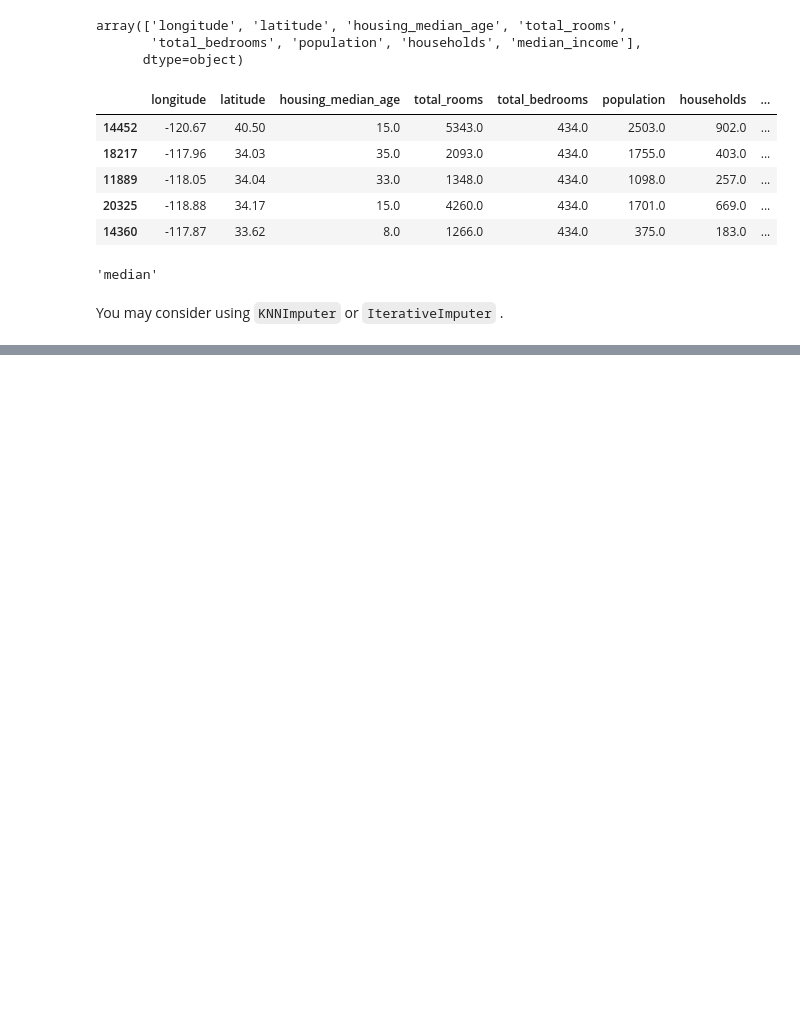
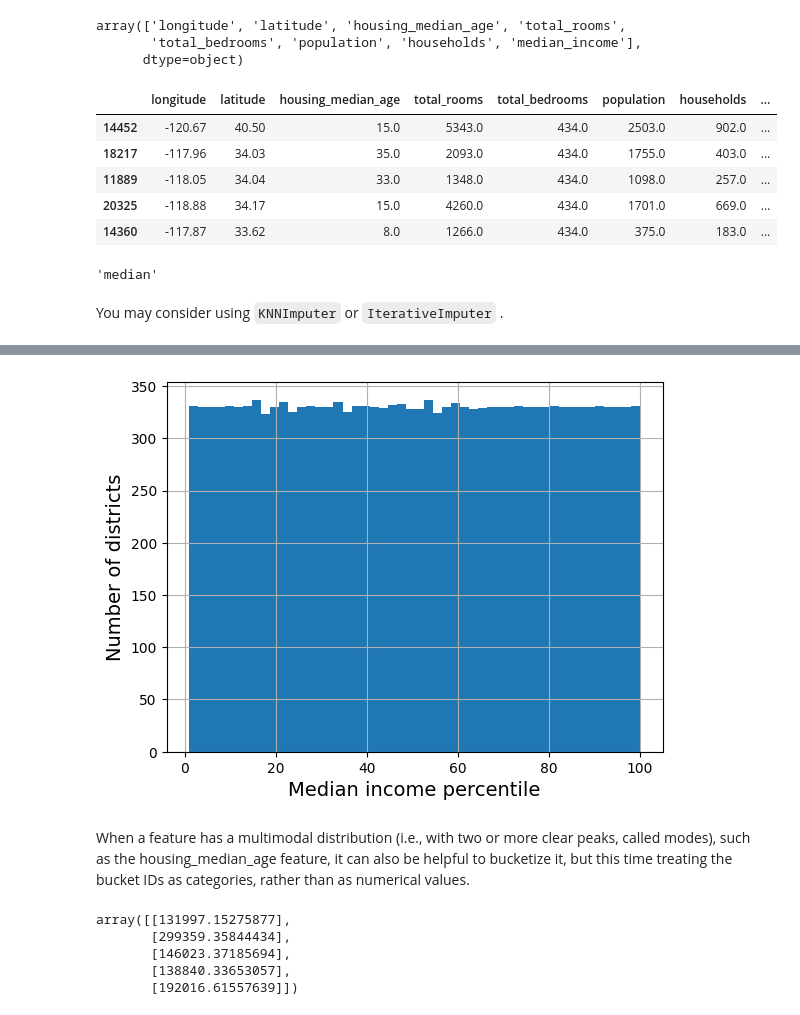
Before and after one commit to mcgmed/Housing, a Jupyter notebook: notebook/housing.ipynb, the cells around one changed output, grey strips where cells are left out. Cells and saved outputs as stored; diff of their text form; code cells hidden in the pictures; blank space fills up the shorter version.

```diff
--- a/notebook/housing.ipynb
+++ b/notebook/housing.ipynb
@@ -414,0 +663,33 @@ You may consider using `KNNImputer` or `IterativeImputer` .
+# %%
+percentiles = [np.percentile(housing["median_income"], p)
+               for p in range(1, 100)]
+flattened_median_income = pd.cut(housing["median_income"],
+                                 bins=[-np.inf] + percentiles + [np.inf],
+                                 labels=range(1, 100 + 1))
+flattened_median_income.hist(bins=50)
+plt.xlabel("Median income percentile")
+plt.ylabel("Number of districts")
+plt.show()
+# %% [output]
+[figure, added]
+# %% [markdown]
+When a feature has a multimodal distribution (i.e., with two or more clear peaks, called modes), such as the housing_median_age feature, it can also be helpful to bucketize it, but this time treating the bucket IDs as categories, rather than as numerical values.
+# %%
+from sklearn.linear_model import LinearRegression
+
+target_scaler = StandardScaler()
+scaled_labels = target_scaler.fit_transform(housing_labels.to_frame())
+
+model = LinearRegression()
+model.fit(housing[["median_income"]], scaled_labels)
+some_new_data = housing[["median_income"]].iloc[:5]  # pretend this is new data
+
+scaled_predictions = model.predict(some_new_data)
+predictions = target_scaler.inverse_transform(scaled_predictions)
+predictions
+# %% [output]
+array([[131997.15275877],
+       [299359.35844434],
+       [146023.37185694],
+       [138840.33653057],
+       [192016.61557639]])
```
Also changed, not shown: parts of 101 cells of this notebook.
